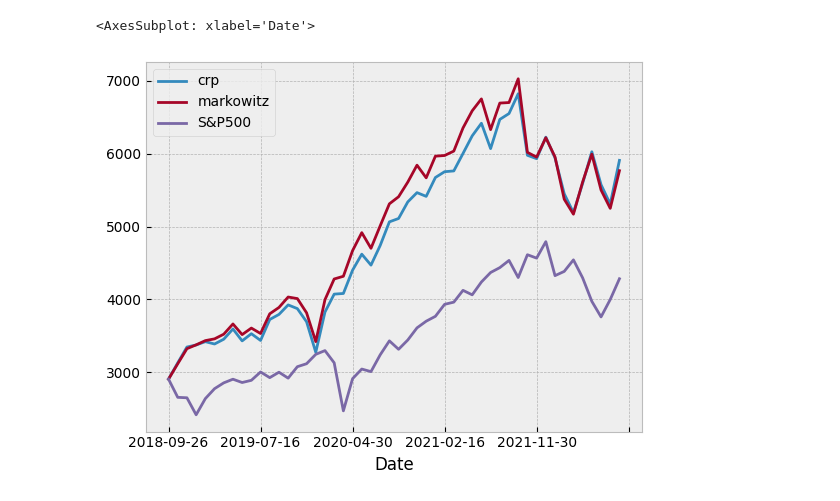
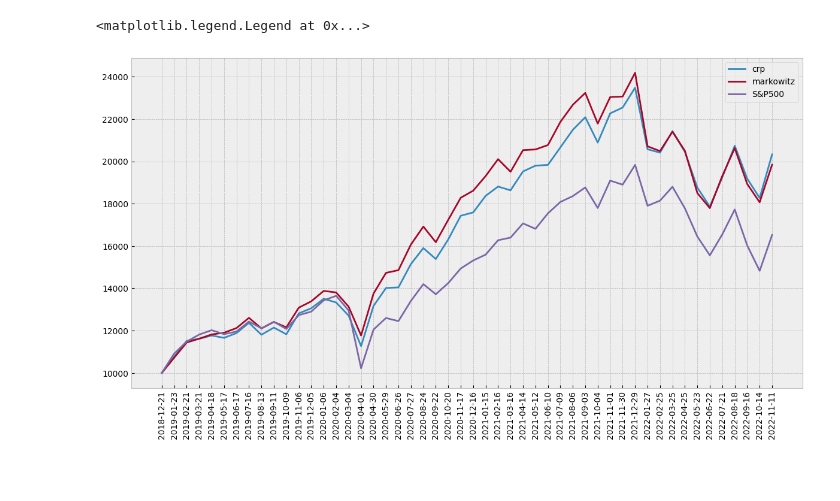
Before and after one commit to ChoiInYeol/Finance-Data-Analysis-Project, a Jupyter notebook: 3. MPN-backtest.ipynb, the cells around one changed output. Saved outputs shown, nothing was run; the diff lists cells and outputs as text; code cells hidden in the pictures; blank space fills up the shorter version.

```diff
--- a/3. MPN-backtest.ipynb
+++ b/3. MPN-backtest.ipynb
@@ -119,12 +200,14 @@ model = load_model(SAVE_MODEL, compile = False)
 model.summary()
 
 # 백 테스트를 수행한다.
-prt_value = [2905.969971]   # portfolio의 초기 value
-crp_value = [2905.969971]   # CRP의 초기 value
+prt_value = [10000]   # portfolio의 초기 value
+crp_value = [10000]   # CRP의 초기 value
 w_crp = np.ones(N_STOCKS) / N_STOCKS   # CRP 비율 (균등 비율)
 
 w_history = []
+temp_rt = []
 for i in range(0, xc_test.shape[0], N_FUTURE):
+
     # 이 시점에 각 종목을 w_prt 비율대로 매수한다.
     # 학습할 때 월간 수익률로 변환했으므로, 여기서도 변환해야 한다.
     x = xc_test[i][np.newaxis,:,:] * 20
@@ -136,17 +219,19 @@ for i in range(0, xc_test.shape[0], N_FUTURE):
 
     # 누적 수익률과 w_prt (W)로 포트폴리오의 수익률을 계산한다.
     prt_value.append(prt_value[-1] * np.exp(np.dot(w_prt, m_rtn)))
+    temp_rt.append(np.exp(np.dot(w_prt, m_rtn)))
     crp_value.append(crp_value[-1] * np.exp(np.dot(w_crp, m_rtn)))
 
 # 평가 시점의 날짜를 발췌한다.
-idx = np.arange(0, xc_test.shape[0], N_FUTURE)
+idx = np.arange(0, xc_test.shape[0] + 20, N_FUTURE)
 
 # 벤치마크를 위한 S&P500 정의
 us500 = fdr.DataReader('US500', '2002-01-01', '2022-12-01')\
-    ['Adj Close'][-973:][idx]
+    ['Adj Close'][-993:][idx]
+us500_value = us500 / us500[0] * 10000
 
 # Markowitz 성과와 CRP 성과를 데이터 프레임에 기록해 둔다.
-perf_df = pd.DataFrame({'crp':crp_value, 'markowitz':prt_value, 'S&P500':us500})
+perf_df = pd.DataFrame({'crp':crp_value, 'markowitz':prt_value, 'S&P500':us500_value}, index=test[-993:].index[idx])
 # %% [output]
 Model: "model_4"
 _________________________________________________________________
@@ -223,5 +252,9 @@ Name: Adj Close, dtype: float64
-# %%
-perf_df.plot()
-# %% [output]
-<AxesSubplot: xlabel='Date'>
-[figure, removed]
+# %%
+plt.figure(figsize=(12, 6))
+plt.plot(perf_df)
+plt.tight_layout()
+plt.xticks(rotation=90)
+plt.legend(perf_df)
+# %% [output]
+<matplotlib.legend.Legend at 0x...>
+[figure, added]
```
Also changed, not shown: parts of 12 cells of this notebook, 1 other file.
